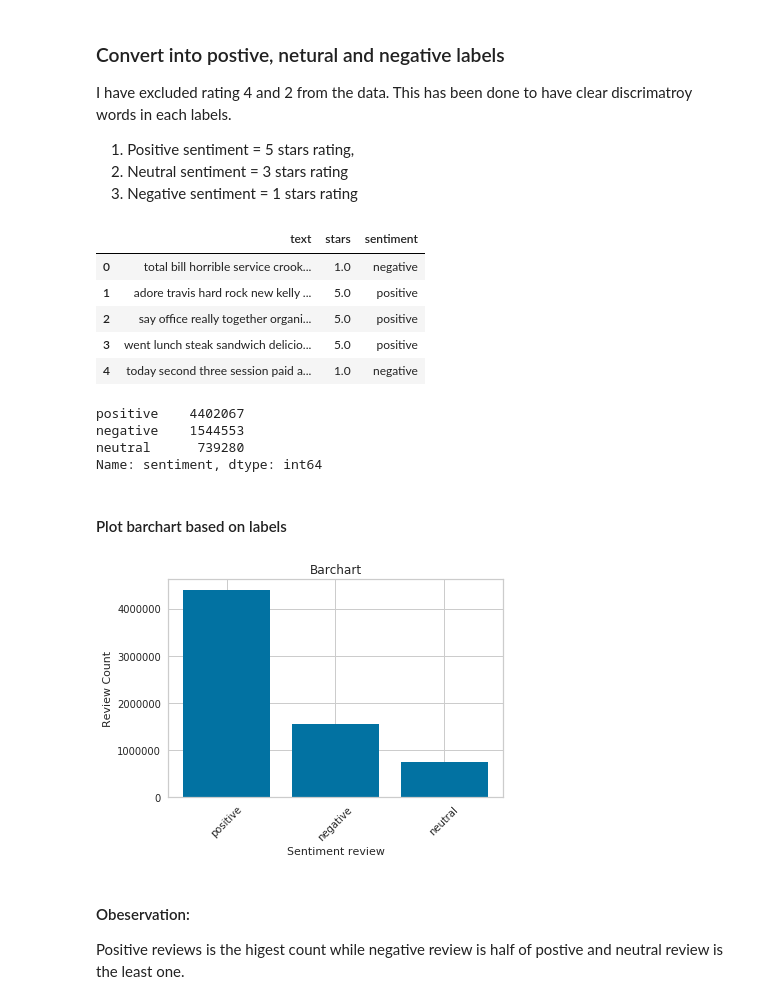
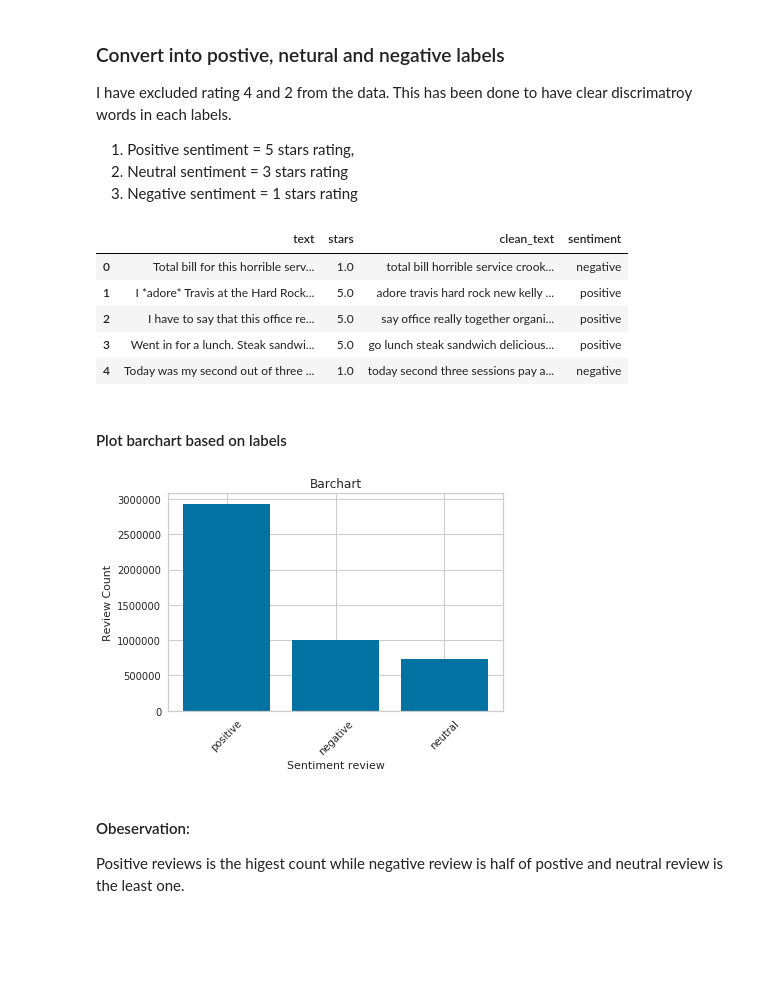
Before and after one commit to glingden/NLP-Sentiment-Analysis, a Jupyter notebook: sentiment_analysis.ipynb, the cells around one changed output. Drawn from its saved outputs; the diff is of its cells as text; code cells hidden in the pictures; blank space fills up the shorter version.

```diff
--- a/sentiment_analysis.ipynb
+++ b/sentiment_analysis.ipynb
@@ -131,39 +138,31 @@ I have excluded rating 4 and 2 from the data. This has been done to have clear d
 df = df[df['stars'].isin([1.0, 3.0, 5.0 ])]
 
 # show in sentimen labels
-pd.options.mode.chained_assignment = None
+#pd.options.mode.chained_assignment = None
 df['sentiment'] = df['stars'].apply(lambda x: 'negative' if x ==1  else('positive'  x==5 else 'neutral'))
-df_rat_tex.head()
+df.head()
 # %% [output]
-|  | text | stars | sentiment |
-| 0 | total bill horrible service crook... | 1.0 | negative |
-| 1 | adore travis hard rock new kelly ... | 5.0 | positive |
-| 2 | say office really together organi... | 5.0 | positive |
-| 3 | went lunch steak sandwich delicio... | 5.0 | positive |
-| 4 | today second three session paid a... | 1.0 | negative |
+|  | text | stars | clean_text | sentiment |
+| 0 | Total bill for this horrible serv... | 1.0 | total bill horrible service crook... | negative |
+| 1 | I *adore* Travis at the Hard Rock... | 5.0 | adore travis hard rock new kelly ... | positive |
+| 2 | I have to say that this office re... | 5.0 | say office really together organi... | positive |
+| 3 | Went in for a lunch. Steak sandwi... | 5.0 | go lunch steak sandwich delicious... | positive |
+| 4 | Today was my second out of three ... | 1.0 | today second three sessions pay a... | negative |
-# %%
-# check values counts based on labels
-df_rat_tex.sentiment.value_counts()
-# %% [output]
-positive    4402067
-negative    1544553
-neutral      739280
-Name: sentiment, dtype: int64
 # %% [markdown]
 #### Plot barchart based on labels
 # %%
-#plot barchart of sentiments
-plt.bar(df_rat_tex.sentiment.value_counts().index, df_rat_tex.sentiment.value_counts().values )
+##plot barchart of sentiments
+plt.bar(df.sentiment.value_counts().index, df.sentiment.value_counts().values )
 plt.xlabel('Sentiment review')
 plt.ylabel('Review Count')
 plt.title('Barchart')
 plt.xticks(rotation=45)
 plt.show()
 
 #Another way using panda directly
 #df_rat_tex.groupby('sentiment').count()['stars'].plot.bar()
 # %% [output]
-[figure, old version]
+[figure, new version]
 # %% [markdown]
 #### Obeservation:
 Positive reviews is the higest count while  negative review is half of  postive and neutral review is the least one.
```
Also changed, not shown: parts of 31 cells of this notebook.
